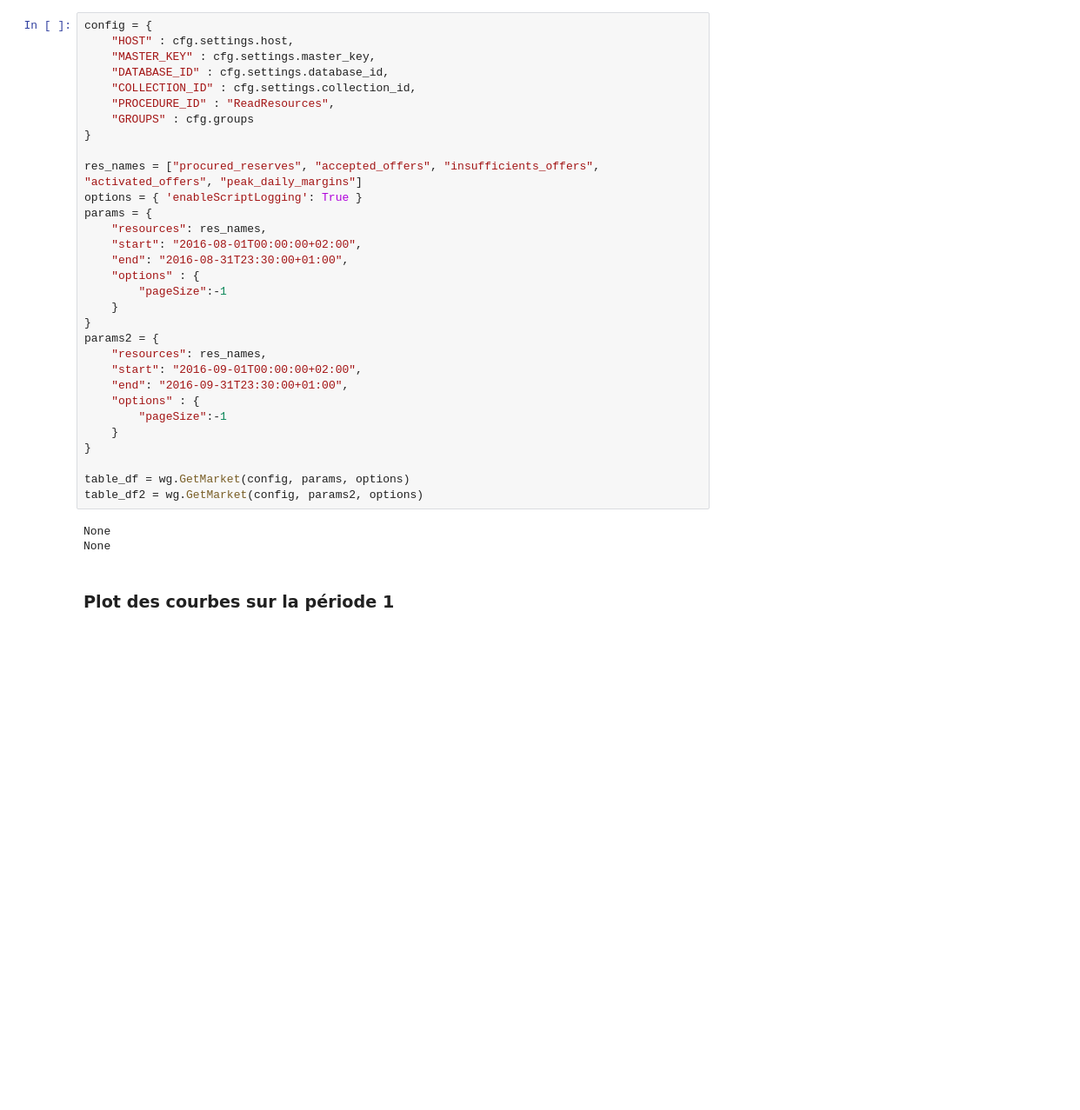
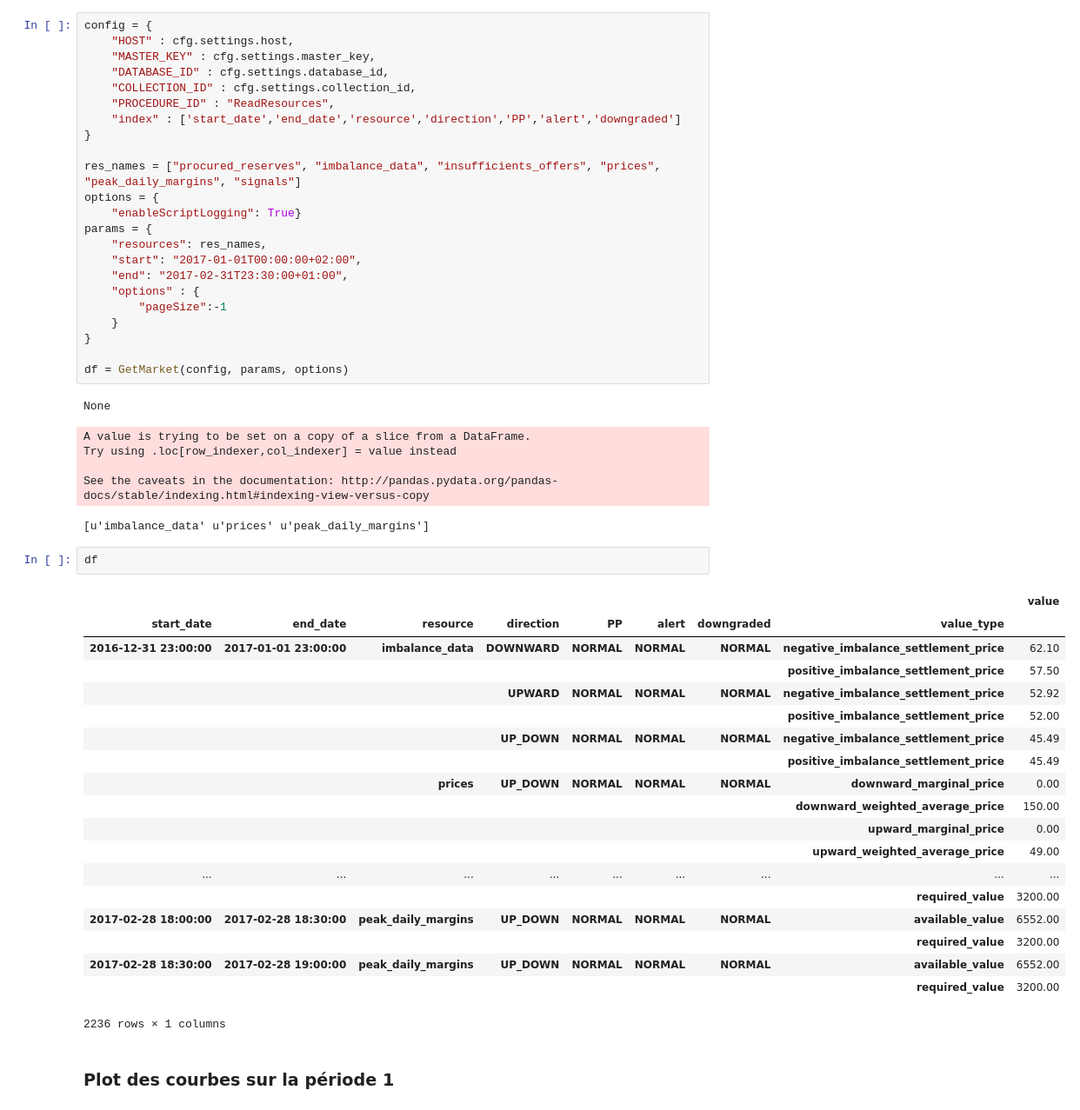
Before and after one commit to mathiaHa/MA-Analysis, a Jupyter notebook: Analysis/Alpiq/I.5 Plotting with categorical data.ipynb, the cells around one changed output. Shown at 87% size. Saved outputs shown, nothing was run; the diff lists cells and outputs as text; blank space fills up the shorter version.

```diff
--- a/Analysis/Alpiq/I.5 Plotting with categorical data.ipynb
+++ b/Analysis/Alpiq/I.5 Plotting with categorical data.ipynb
@@ -33,33 +185,51 @@ config = {
     "DATABASE_ID" : cfg.settings.database_id,
     "COLLECTION_ID" : cfg.settings.collection_id,
     "PROCEDURE_ID" : "ReadResources",
-    "GROUPS" : cfg.groups
+    "index" : ['start_date','end_date','resource','direction','PP','alert','downgraded']
 }
 
-res_names = ["procured_reserves", "accepted_offers", "insufficients_offers", "activated_offers", "peak_daily_margins"]
-options = { 'enableScriptLogging': True }
+res_names = ["procured_reserves", "imbalance_data", "insufficients_offers", "prices", "peak_daily_margins", "signals"]
+options = {
+    "enableScriptLogging": True}
 params = {
     "resources": res_names,
-    "start": "2016-08-01T00:00:00+02:00",
-    "end": "2016-08-31T23:30:00+01:00",
-    "options" : {
-        "pageSize":-1
-    }
-}
-params2 = {
-    "resources": res_names,
-    "start": "2016-09-01T00:00:00+02:00",
-    "end": "2016-09-31T23:30:00+01:00",
+    "start": "2017-01-01T00:00:00+02:00",
+    "end": "2017-02-31T23:30:00+01:00",
     "options" : {
         "pageSize":-1
     }
 }
 
-table_df = wg.GetMarket(config, params, options)
-table_df2 = wg.GetMarket(config, params2, options)
+df = GetMarket(config, params, options)
 # %% [output]
 None
-None
+A value is trying to be set on a copy of a slice from a DataFrame.
+Try using .loc[row_indexer,col_indexer] = value instead
+
+See the caveats in the documentation: http://pandas.pydata.org/pandas-docs/stable/indexing.html#indexing-view-versus-copy
+[u'imbalance_data' u'prices' u'peak_daily_margins']
+# %%
+df
+# %% [output]
+|  |  |  |  |  |  |  |  | value |
+| start_date | end_date | resource | direction | PP | alert | downgraded | value_type |  |
+| 2016-12-31 23:00:00 | 2017-01-01 23:00:00 | imbalance_data | DOWNWARD | NORMAL | NORMAL | NORMAL | negative_imbalance_settlement_price | 62.10 |
+|  |  |  |  |  |  |  | positive_imbalance_settlement_price | 57.50 |
+|  |  |  | UPWARD | NORMAL | NORMAL | NORMAL | negative_imbalance_settlement_price | 52.92 |
+|  |  |  |  |  |  |  | positive_imbalance_settlement_price | 52.00 |
+|  |  |  | UP_DOWN | NORMAL | NORMAL | NORMAL | negative_imbalance_settlement_price | 45.49 |
+|  |  |  |  |  |  |  | positive_imbalance_settlement_price | 45.49 |
+|  |  | prices | UP_DOWN | NORMAL | NORMAL | NORMAL | downward_marginal_price | 0.00 |
+|  |  |  |  |  |  |  | downward_weighted_average_price | 150.00 |
+|  |  |  |  |  |  |  | upward_marginal_price | 0.00 |
+|  |  |  |  |  |  |  | upward_weighted_average_price | 49.00 |
+| ... | ... | ... | ... | ... | ... | ... | ... | ... |
+|  |  |  |  |  |  |  | required_value | 3200.00 |
+| 2017-02-28 18:00:00 | 2017-02-28 18:30:00 | peak_daily_margins | UP_DOWN | NORMAL | NORMAL | NORMAL | available_value | 6552.00 |
+|  |  |  |  |  |  |  | required_value | 3200.00 |
+| 2017-02-28 18:30:00 | 2017-02-28 19:00:00 | peak_daily_margins | UP_DOWN | NORMAL | NORMAL | NORMAL | available_value | 6552.00 |
+|  |  |  |  |  |  |  | required_value | 3200.00 |
+2236 rows × 1 columns
 # %% [markdown]
 ### Plot des courbes sur la période 1
 # %%
```
Also changed, not shown: parts of 3 cells of this notebook, 38 other files.
